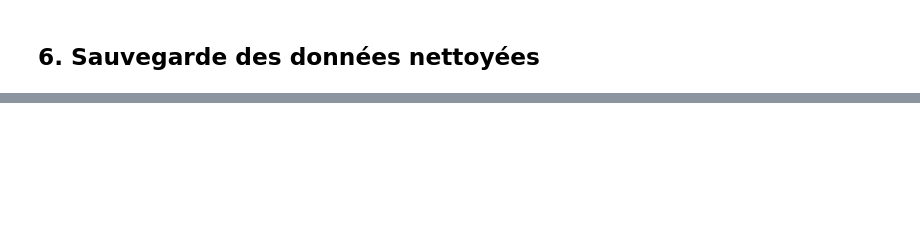
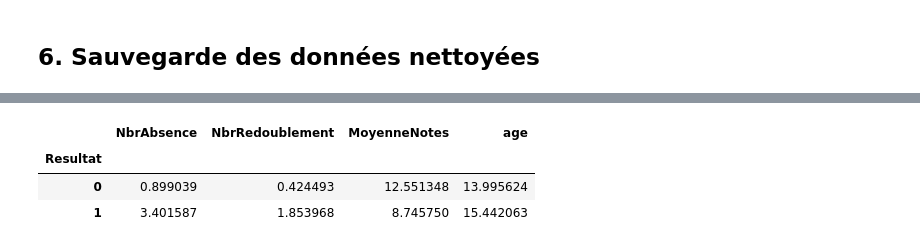
Before and after one commit to ouiamouatat26-gif/dropoutia, a Jupyter notebook: notebooks/01_exploration_nettoyage.ipynb, the cells around one changed output, grey strips where cells are left out. Cells and saved outputs as stored; diff of their text form; code cells hidden in the pictures; blank space fills up the shorter version.

```diff
--- a/notebooks/01_exploration_nettoyage.ipynb
+++ b/notebooks/01_exploration_nettoyage.ipynb
@@ -63,0 +179,8 @@ print("Fichier sauvegardé :", df_clean.shape)
+# %%
+# 2. Différence entre décrocheurs et non-décrocheurs
+df.groupby('Resultat')[['NbrAbsence', 'NbrRedoublement', 'MoyenneNotes', 'age']].mean()
+# %% [output]
+|  | NbrAbsence | NbrRedoublement | MoyenneNotes | age |
+| Resultat |  |  |  |  |
+| 0 | 0.899039 | 0.424493 | 12.551348 | 13.995624 |
+| 1 | 3.401587 | 1.853968 | 8.745750 | 15.442063 |
```
Also changed, not shown: parts of 12 cells of this notebook, 4 other files.
